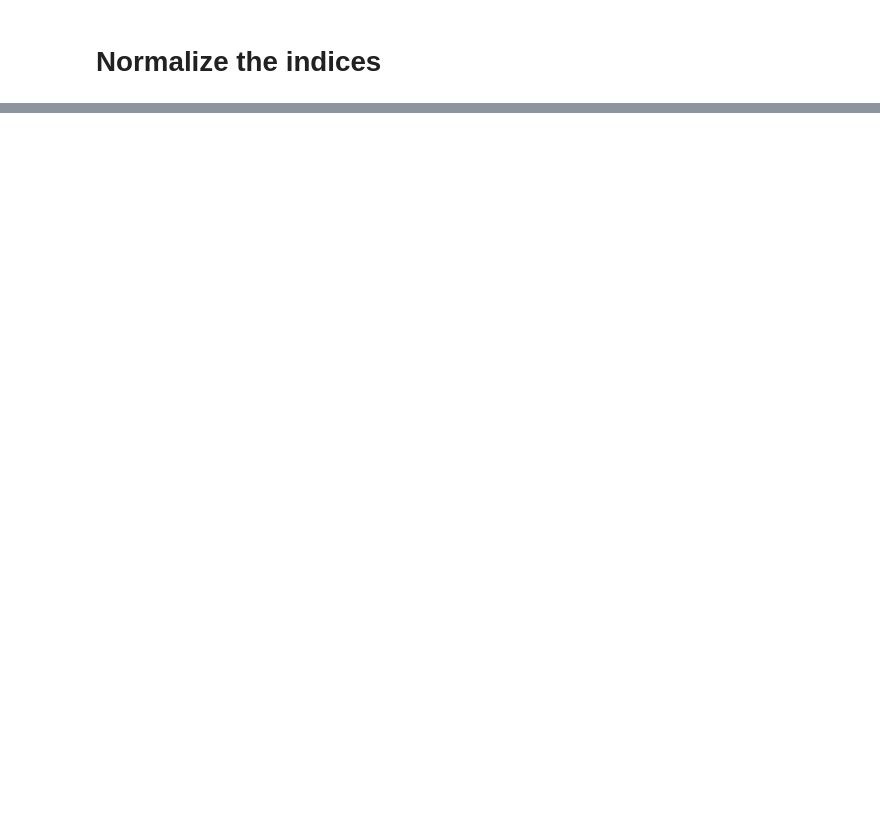
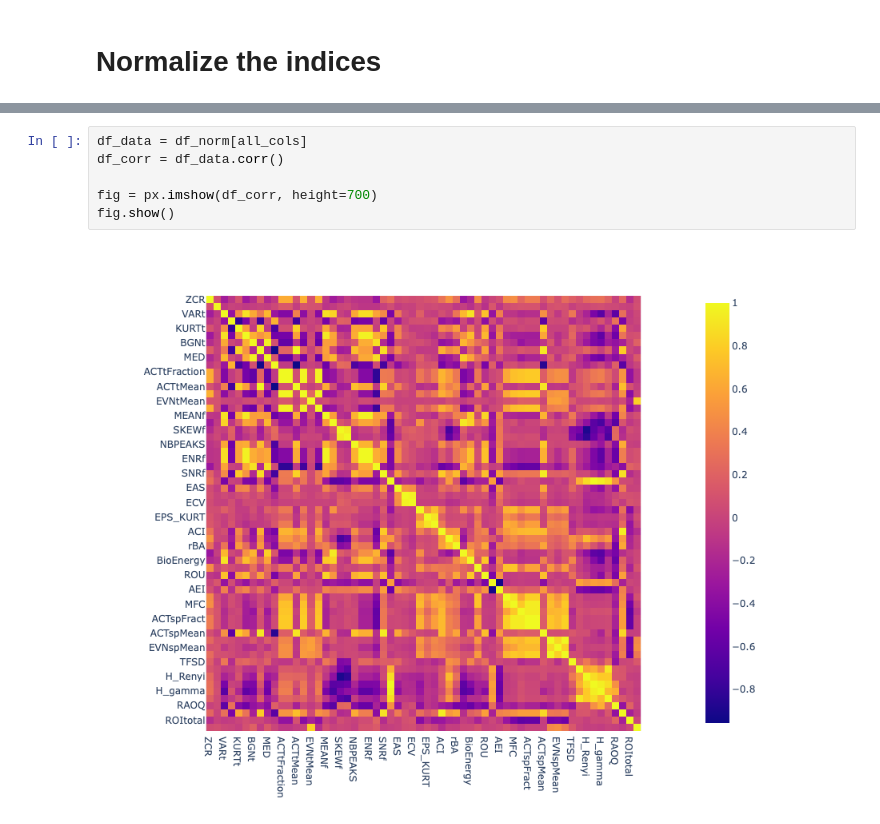
Before and after one commit to Waveform-Analytics/osa-mbon, a Jupyter notebook: initial-data-exploration.ipynb, the cells around one changed output, grey strips where cells are left out. Drawn from its saved outputs; the diff is of its cells as text; blank space fills up the shorter version.

```diff
--- a/initial-data-exploration.ipynb
+++ b/initial-data-exploration.ipynb
@@ -49,0 +91,8 @@ SyntaxError: EOF while scanning triple-quoted string literal (2866274431.py, lin
+# %%
+df_data = df_norm[all_cols]
+df_corr = df_data.corr()
+
+fig = px.imshow(df_corr, height=700)
+fig.show()
+# %% [output]
+[figure, added]
```
Also changed, not shown: parts of 19 cells of this notebook, 2 other files.
